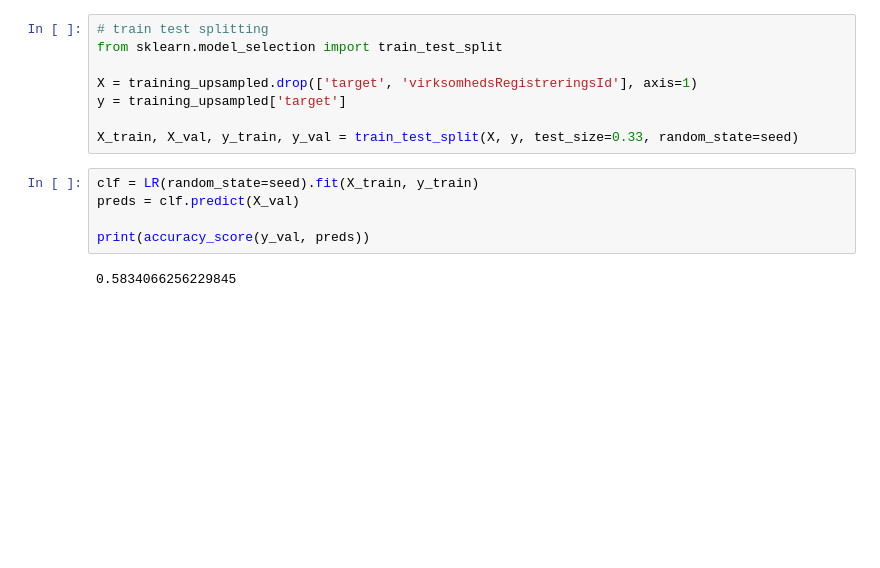
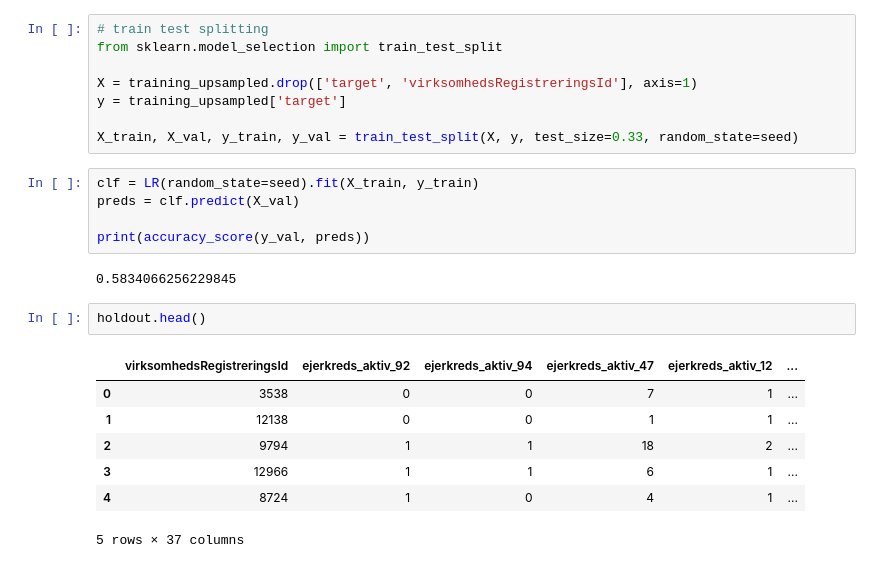
Before and after one commit to data-analysis-1117/aidan_stuff, a Jupyter notebook: notebooks/base predicting.ipynb, the cells around one changed output. Saved outputs shown, nothing was run; the diff lists cells and outputs as text; blank space fills up the shorter version.

```diff
--- a/notebooks/base predicting.ipynb
+++ b/notebooks/base predicting.ipynb
@@ -222,3 +280,13 @@ preds = clf.predict(X_val)
 print(accuracy_score(y_val, preds))
 # %% [output]
 0.5834066256229845
+# %%
+holdout.head()
+# %% [output]
+|  | virksomhedsRegistreringsId | ejerkreds_aktiv_92 | ejerkreds_aktiv_94 | ejerkreds_aktiv_47 | ejerkreds_aktiv_12 | ... |
+| 0 | 3538 | 0 | 0 | 7 | 1 | ... |
+| 1 | 12138 | 0 | 0 | 1 | 1 | ... |
+| 2 | 9794 | 1 | 1 | 18 | 2 | ... |
+| 3 | 12966 | 1 | 1 | 6 | 1 | ... |
+| 4 | 8724 | 1 | 0 | 4 | 1 | ... |
+5 rows × 37 columns
```
Also changed, not shown: parts of 11 cells of this notebook, 3 other files.
